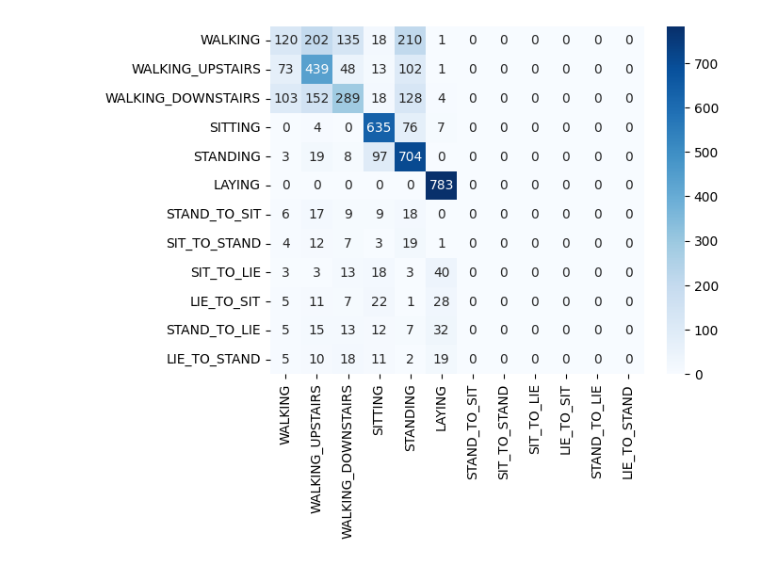
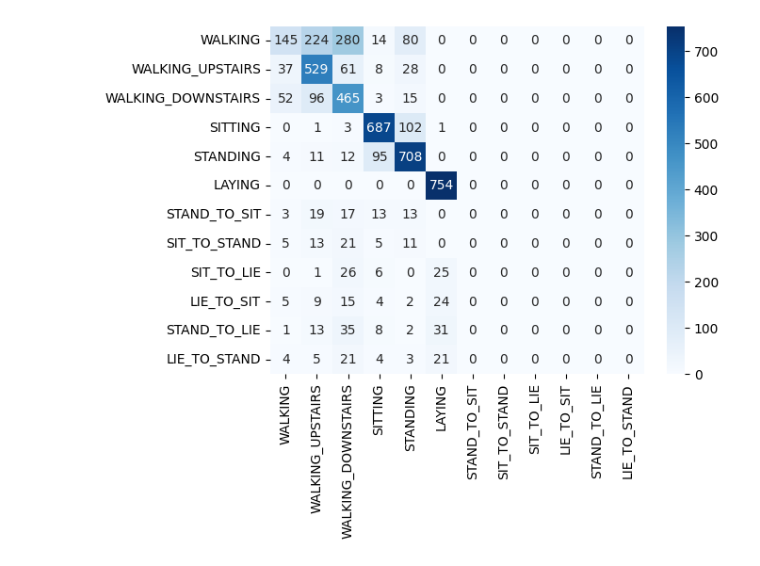
Before and after one commit to stelleron/har-ml-classifier, a Jupyter notebook: filtered-data-model.ipynb, the cells around one changed output. Drawn from its saved outputs; the diff is of its cells as text; code cells hidden in the pictures.

```diff
--- a/filtered-data-model.ipynb
+++ b/filtered-data-model.ipynb
@@ -18,7 +17,7 @@ import seaborn as sns
 DATA_PATH = './data/'
 DATASET_PATH = DATA_PATH + 'uci-data/'
 MODELS_PATH = DATA_PATH + 'models/filtered-models/'
-FEATURES = ['bodyAccX', 'gravityAccX', 'accY', 'gravityAccY', 'accZ', 'gravityAccZ', 'gyroX', 'gyroY', 'gyroZ', "subject", "activity"]
+FEATURES = ['bodyAccX', 'gravityAccX', 'accY', 'gravityAccY', 'accZ', 'gravityAccZ', 'gyroX', 'gyroY', 'gyroZ', "activity"]
 
 BATCH_SIZE = 32
 SAMPLE_SIZE = BATCH_SIZE * 150
@@ -191,21 +190,21 @@ Done!
 # %%
 plot = sns.heatmap(conf_matrix, annot=True, fmt="d", cmap="Blues", xticklabels=activity_labels.activity, yticklabels=activity_labels.activity)
 
-model_name = "cnn_5"
+model_name = "cnn_6"
 if True:
     torch.save(model.state_dict(), MODELS_PATH + model_name + ".pth")
 
     with open(MODELS_PATH + model_name + ".txt", "w") as f:
         f.write("Epochs: {}\n".format(EPOCHS))
         f.write("Feature Selection: {}\n".format("MRMR"))
         f.write("Feature Set: {}\n".format(FEATURES))
         f.write("Model: {}\n".format(str(model)))
         f.write("Loss Function: {}\n".format("Cross Entropy Loss"))
         f.write("Optimizer: {}\n\n\n\n".format(str(optimizer)))
         f.write("Results: {}\n".format(perf_acc))
         f.write("Timer: {}s\n".format(round(perf_timer, 2)))
         f.close()
 
     plot.get_figure().savefig(MODELS_PATH + model_name + "_matrix.png")
 # %% [output]
-[figure, old version]
+[figure, new version]
```
Also changed, not shown: parts of 2 cells of this notebook, 2 other files.
